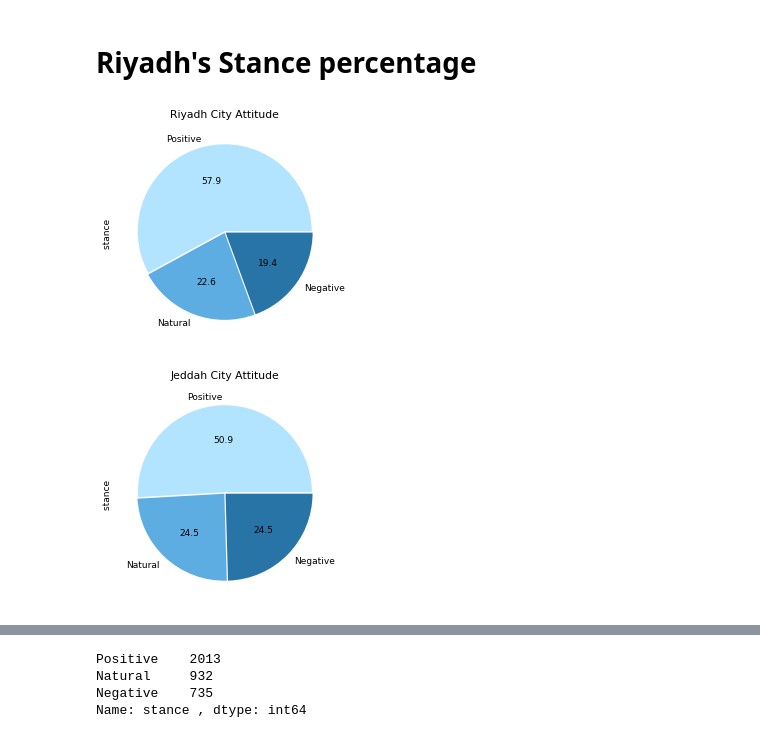
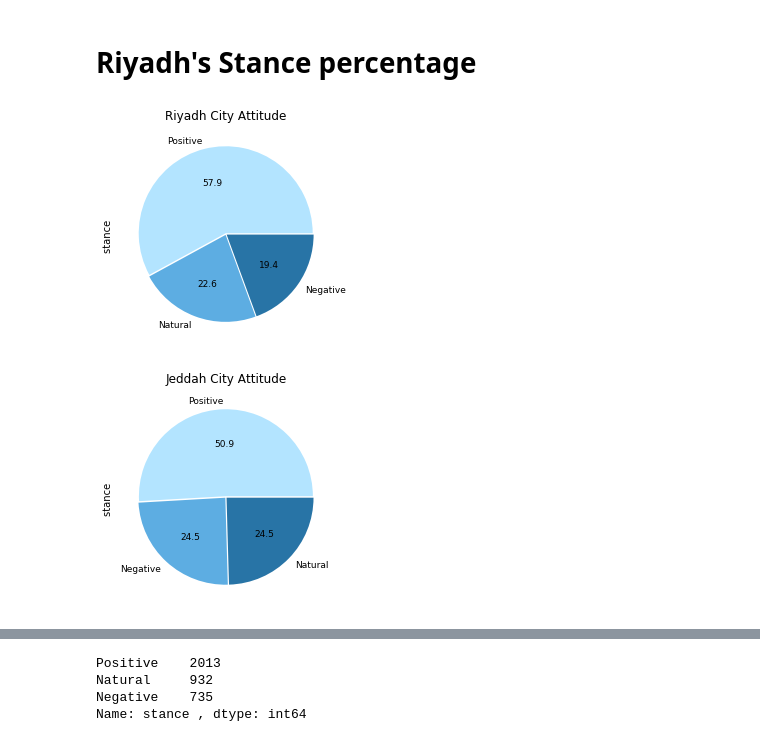
Before and after one commit to sarahalmunif/CloudProject, a Jupyter notebook: aramco (3).ipynb, the cells around one changed output, grey strips where cells are left out. Cells and saved outputs as stored; diff of their text form; code cells hidden in the pictures.

```diff
--- a/aramco (3).ipynb
+++ b/aramco (3).ipynb
@@ -820,27 +783,28 @@ Name: stance , dtype: int64
 <h1>Riyadh's Stance percentage</h1>
 # %%
 # since it's the most tweeted city
-mpl.rcParams['font.size'] = 9.0
+#mpl.rcParams['font.size'] = 9.0
 tweets_by_riyadh = df[df['City']=='Riyadh']
 tweets = tweets_by_riyadh['stance '].value_counts()
 explode = (0.01, 0.01, 0.01)
 color= ['#b3e4ff','#5DADE2','#2874A6']
 tweets.plot(kind='pie',
            colors=color,
             autopct='%.1f',
              fontsize=9,
 #              explode=explode,
            title="Riyadh City Attitude",
 #            center=(14,14),
 #            startangle=90,
 #            shadow =True,
 #             frame =True,
            labeldistance =1.1,
            explode=explode)
 plt.savefig('Riyadh2.pdf')
 # %% [output]
-[figure, old version]
+[figure, new version]
 # %%
+import matplotlib.pyplot as plt
 tweets_by_jeddah = df[df['City']=='Jeddah']
 tweets1 = tweets_by_jeddah['stance '].value_counts()
 explode = (0.01, 0.01, 0.01)
@@ -860,7 +824,7 @@ tweets1.plot(kind='pie',
             explode=explode)
 plt.savefig('Jeddah2.pdf')
 # %% [output]
-[figure, old version]
+[figure, new version]
 # %%
 negative = df[df['stance ']=='Negative']
 positive = df[df['stance ']=='Positive']
```
Also changed, not shown: parts of 49 cells of this notebook, 4 other files.
